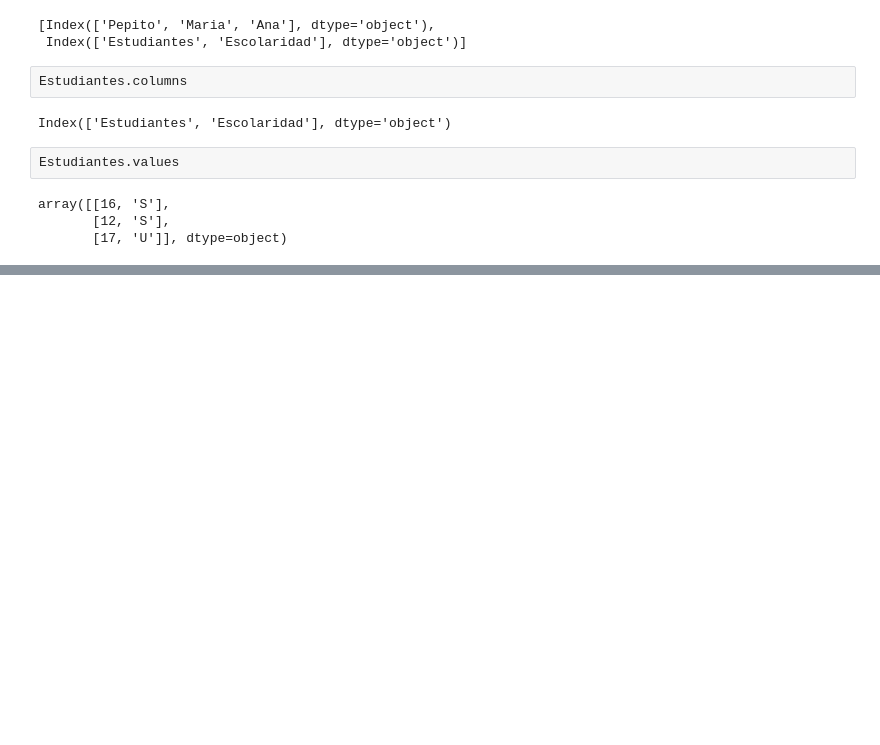
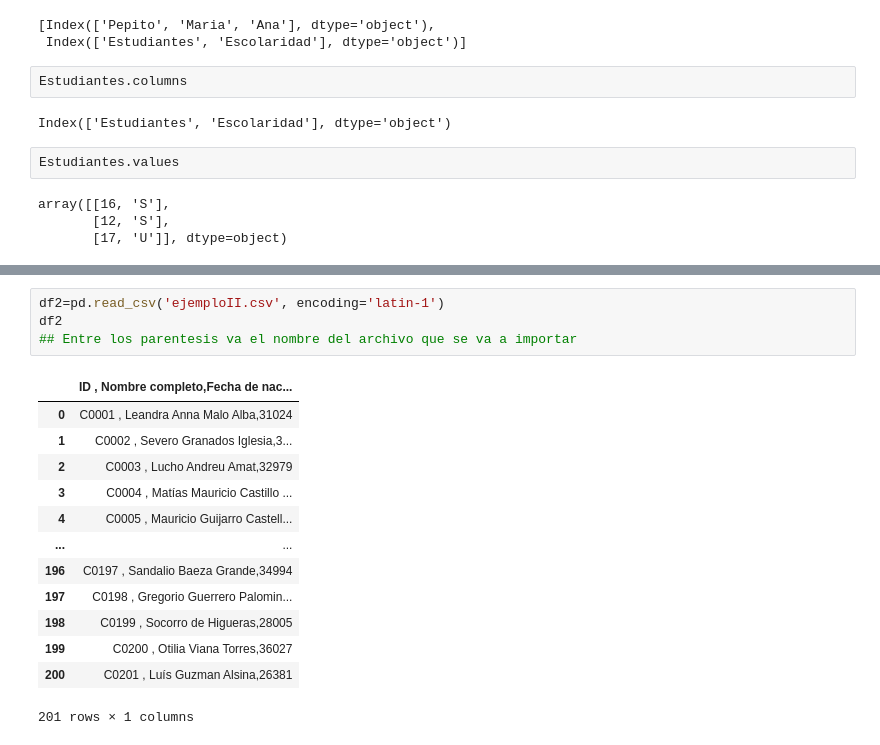
Before and after one commit to CamiloAOsorno333/PythonYa, a Jupyter notebook: AnalisisDatos/PANDAS.ipynb, the cells around one changed output, grey strips where cells are left out. Cells and saved outputs as stored; diff of their text form; blank space fills up the shorter version.

```diff
--- a/AnalisisDatos/PANDAS.ipynb
+++ b/AnalisisDatos/PANDAS.ipynb
@@ -101,0 +152,18 @@ array([[16, 'S'],
+# %%
+df2=pd.read_csv('ejemploII.csv', encoding='latin-1')
+df2
+## Entre los parentesis va el nombre del archivo que se va a importar
+# %% [output]
+|  | ID , Nombre completo,Fecha de nac... |
+| 0 | C0001 , Leandra Anna Malo Alba,31024 |
+| 1 | C0002 , Severo Granados Iglesia,3... |
+| 2 | C0003 , Lucho Andreu Amat,32979 |
+| 3 | C0004 , Matías Mauricio Castillo ... |
+| 4 | C0005 , Mauricio Guijarro Castell... |
+| ... | ... |
+| 196 | C0197 , Sandalio Baeza Grande,34994 |
+| 197 | C0198 , Gregorio Guerrero Palomin... |
+| 198 | C0199 , Socorro de Higueras,28005 |
+| 199 | C0200 , Otilia Viana Torres,36027 |
+| 200 | C0201 , Luís Guzman Alsina,26381 |
+201 rows × 1 columns
```
Also changed, not shown: parts of 31 cells of this notebook, 3 other files.
